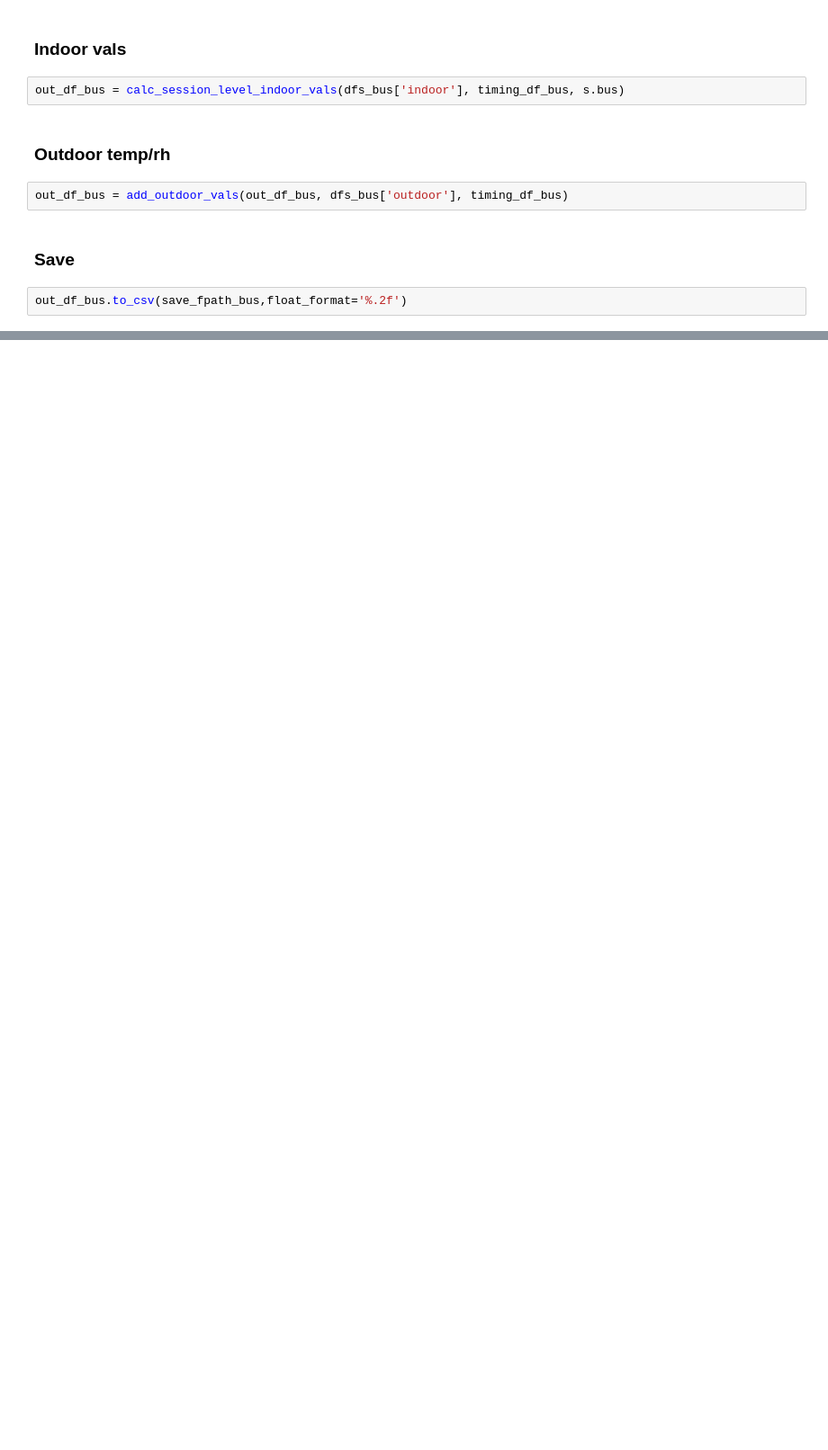
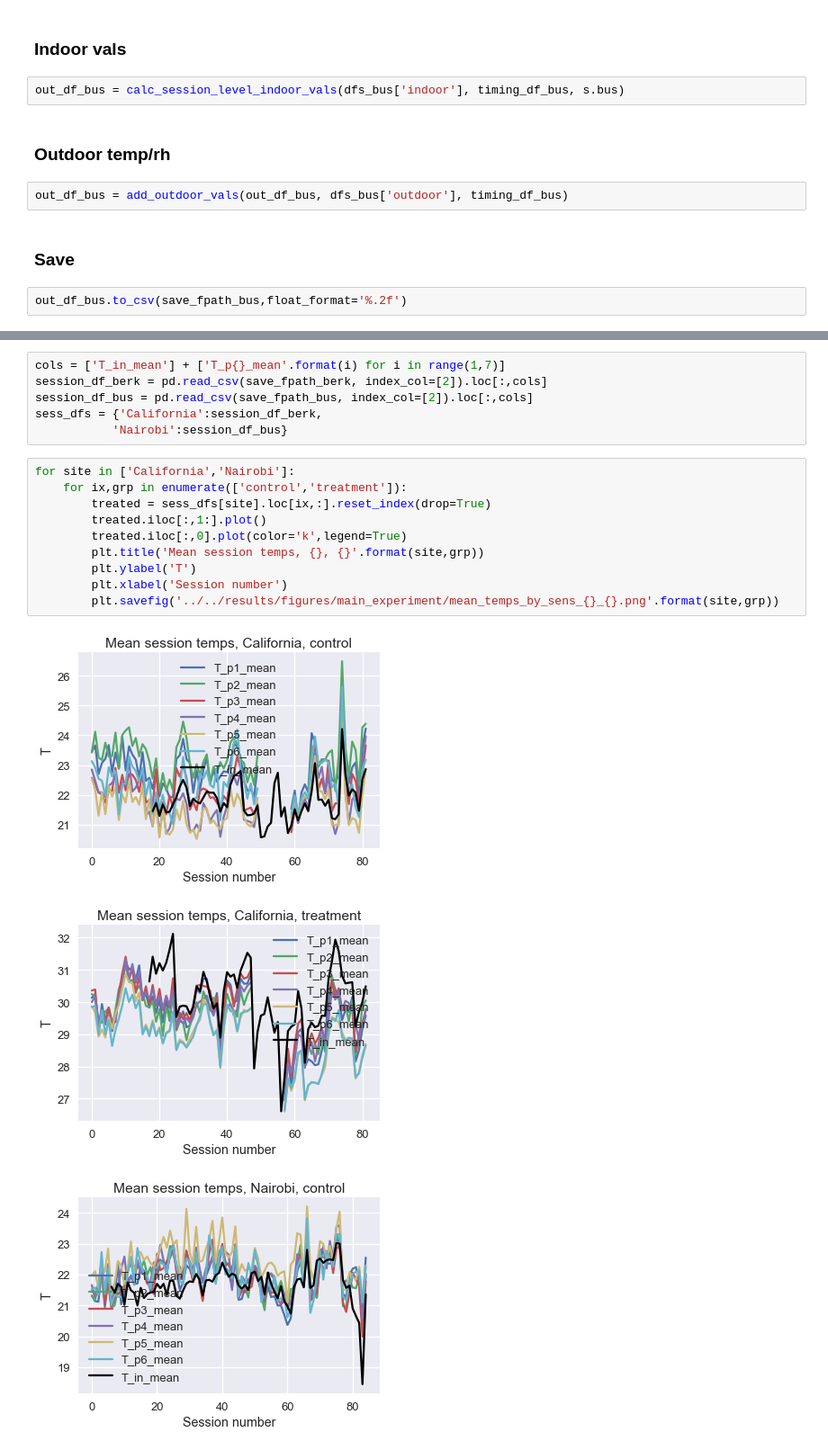
Before and after one commit to bolliger32/berkeley_temp_behavior, a Jupyter notebook: code/notebooks/concatenate_meas.ipynb, the cells around one changed output, grey strips where cells are left out. Shown at 90% size. Drawn from its saved outputs; the diff is of its cells as text; blank space fills up the shorter version.

```diff
--- a/code/notebooks/concatenate_meas.ipynb
+++ b/code/notebooks/concatenate_meas.ipynb
@@ -219,0 +415,20 @@ out_df_bus.to_csv(save_fpath_bus,float_format='%.2f')
+# %%
+cols = ['T_in_mean'] + ['T_p{}_mean'.format(i) for i in range(1,7)]
+session_df_berk = pd.read_csv(save_fpath_berk, index_col=[2]).loc[:,cols]
+session_df_bus = pd.read_csv(save_fpath_bus, index_col=[2]).loc[:,cols]
+sess_dfs = {'California':session_df_berk,
+           'Nairobi':session_df_bus}
+# %%
+for site in ['California','Nairobi']:
+    for ix,grp in enumerate(['control','treatment']):
+        treated = sess_dfs[site].loc[ix,:].reset_index(drop=True)
+        treated.iloc[:,1:].plot()
+        treated.iloc[:,0].plot(color='k',legend=True)
+        plt.title('Mean session temps, {}, {}'.format(site,grp))
+        plt.ylabel('T')
+        plt.xlabel('Session number')
+        plt.savefig('../../results/figures/main_experiment/mean_temps_by_sens_{}_{}.png'.format(site,grp))
+# %% [output]
+[figure, added]
+[figure, added]
+[figure, added]
```
Also changed, not shown: parts of 18 cells of this notebook.
